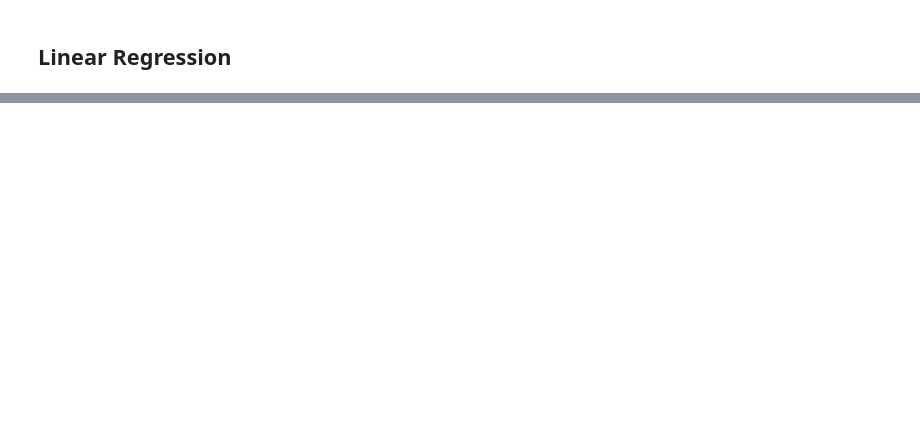
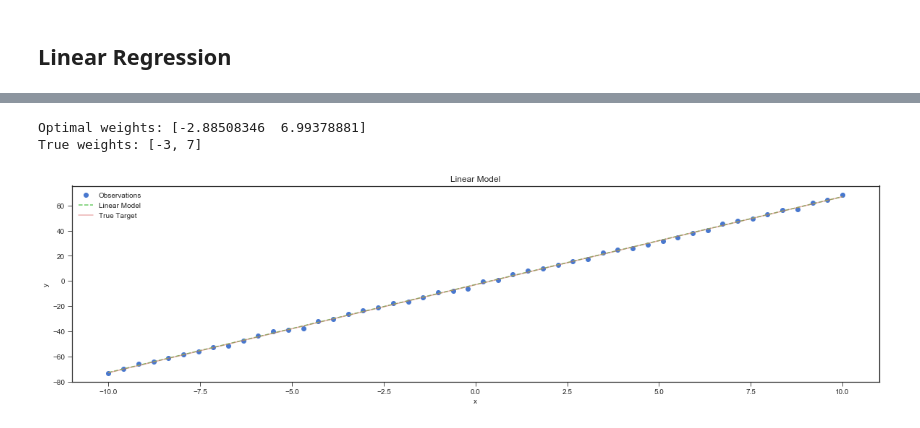
Before and after one commit to Imperial-College-Data-Science-Society/Scientific-Python, a Jupyter notebook: draft_SciPy.ipynb, the cells around one changed output, grey strips where cells are left out. Cells and saved outputs as stored; diff of their text form; code cells hidden in the pictures; blank space fills up the shorter version.

```diff
--- a/draft_SciPy.ipynb
+++ b/draft_SciPy.ipynb
@@ -136,0 +213,29 @@ plt.legend();
+# %%
+# high-order function
+def _loss(X, y):
+    # mean squared error loss function
+    def _l1(w):
+        assert(len(X) == len(y))
+        k = len(X)
+        sum = 0
+        for (xi, yi) in zip(X, y):
+            sum += np.abs(yi - np.dot(xi, w))
+        return sum/(2*k)
+    return _l1
+
+_result = minimize(_loss(X, y), [0,0])
+_w = result.x
+print("Optimal weights:", _w)
+print("True weights:", [-3, 7])
+
+plt.title("Linear Model")
+plt.xlabel("x")
+plt.ylabel("y")
+plt.plot(x, y, 'o', label='Observations')
+plt.plot(x, np.dot(X, _w), '--', label='Linear Model')
+plt.plot(x, g_true(x), label='True Target', alpha=0.5)
+plt.legend();
+# %% [output]
+Optimal weights: [-2.88508346  6.99378881]
+True weights: [-3, 7]
+[figure, added]
```
Also changed, not shown: parts of 24 cells of this notebook.
